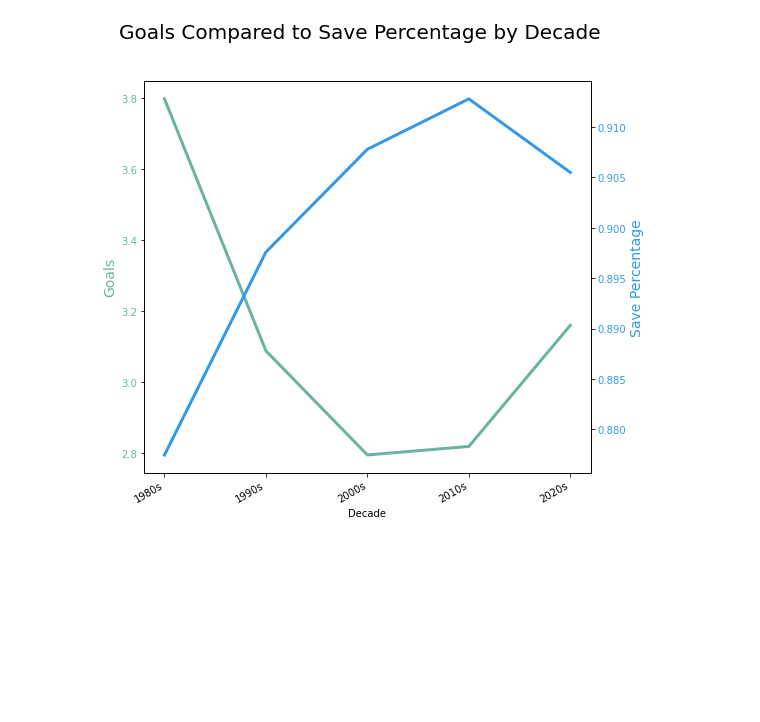
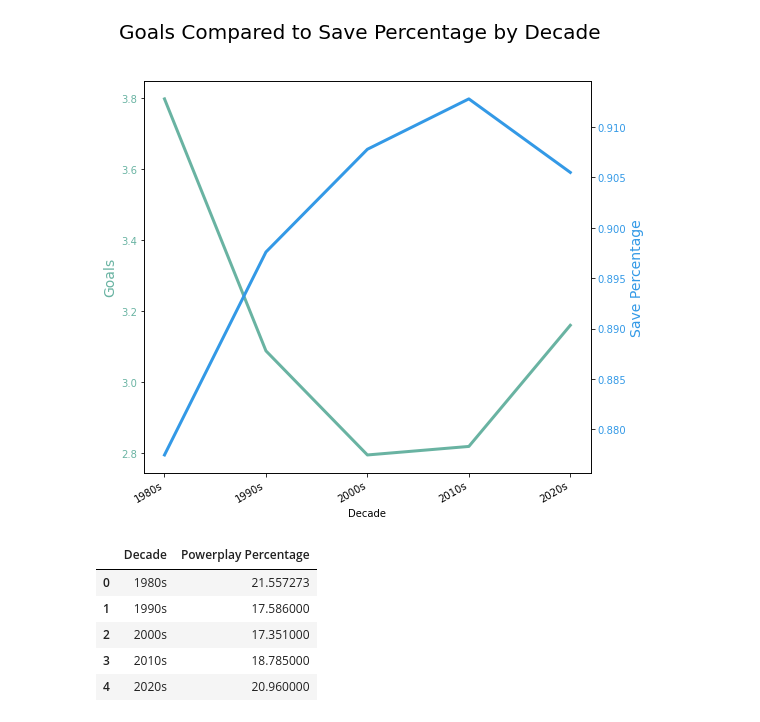
Before and after one commit to kmgreer405/kevin_da8_capstone, a Jupyter notebook: notebooks/capstone.ipynb, the cells around one changed output. Drawn from its saved outputs; the diff is of its cells as text; code cells hidden in the pictures; blank space fills up the shorter version.

```diff
--- a/notebooks/capstone.ipynb
+++ b/notebooks/capstone.ipynb
@@ -137,3 +188,27 @@ fig.suptitle("Goals Compared to Save Percentage by Decade", fontsize=20)
 fig.autofmt_xdate()
 # %% [output]
 [figure]
+# %%
+df_1980_pp = league_new[league_new['Season'].between('1980-81', '1990-91')]
+df_1990_pp = league_new[league_new['Season'].between('1990-91', '1999-00')]
+df_2000_pp = league_new[league_new['Season'].between('2000-01', '2010-11')]
+df_2010_pp = league_new[league_new['Season'].between('2010-11', '2019-20')]
+df_2020_pp1 = league_new[league_new["Season"] > '2019-20']
+df_2020_pp = df_2020_pp1[df_2020_pp1["Season"] > '2020-21']
+
+pp_2020 = df_2020_pp.loc[:, 'PP%'].mean()
+pp_2010 = df_2010_pp.loc[:, 'PP%'].mean()
+pp_2000 = df_2000_pp.loc[:, 'PP%'].mean()
+pp_1990 = df_1990_pp.loc[:, 'PP%'].mean()
+pp_1980 = df_1980_pp.loc[:, 'PP%'].mean()
+
+data2 = [['1980s', pp_1980], ['1990s', pp_1990], ['2000s', pp_2000], ['2010s', pp_2010], ['2020s', pp_2020]]
+pp_by_decade = pd.DataFrame(data2, columns=['Decade', 'Powerplay Percentage'])
+pp_by_decade
+# %% [output]
+|  | Decade | Powerplay Percentage |
+| 0 | 1980s | 21.557273 |
+| 1 | 1990s | 17.586000 |
+| 2 | 2000s | 17.351000 |
+| 3 | 2010s | 18.785000 |
+| 4 | 2020s | 20.960000 |
```
Also changed, not shown: parts of 8 cells of this notebook.
